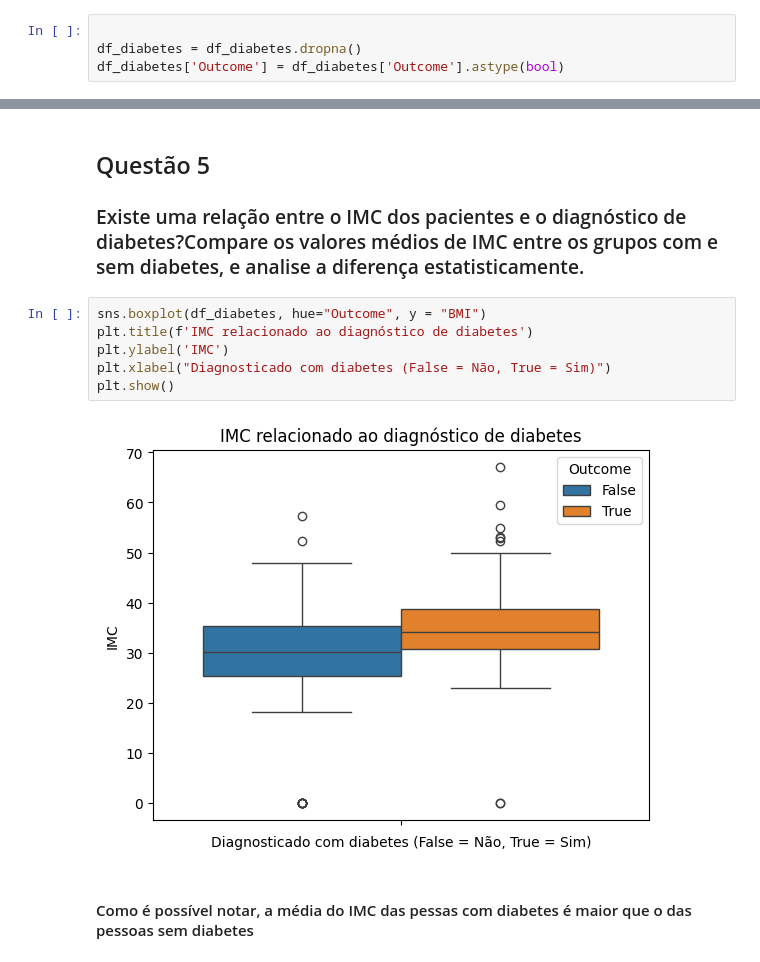
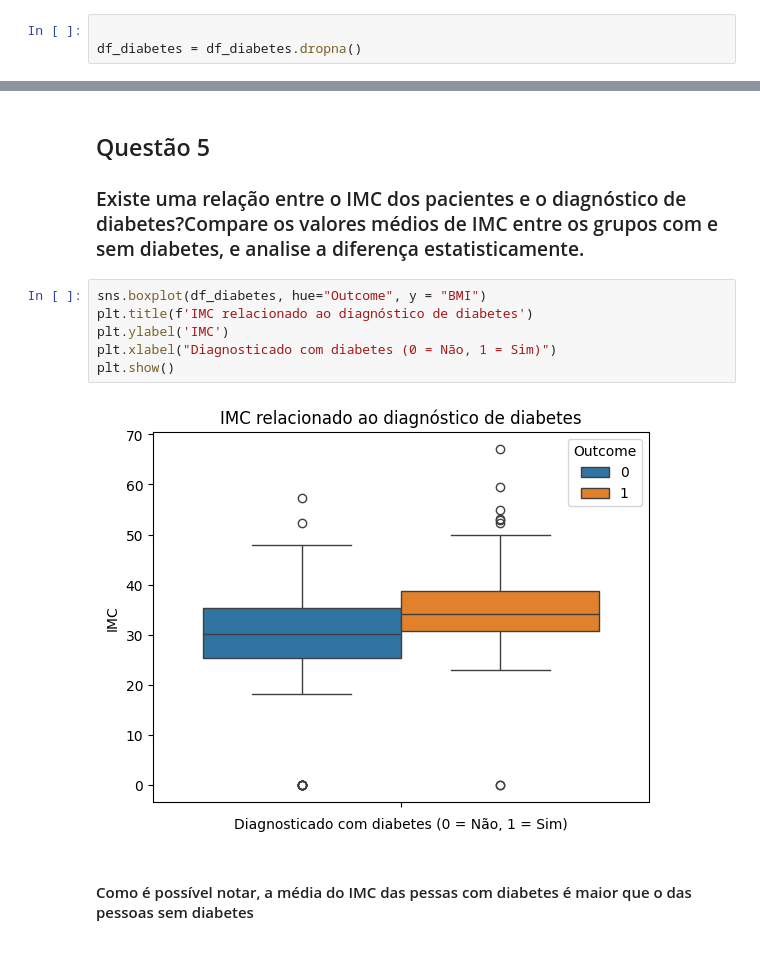
Before and after one commit to lucasdbr05/cis_ieee, a Jupyter notebook: main.ipynb, the cells around one changed output, grey strips where cells are left out. Cells and saved outputs as stored; diff of their text form.

```diff
--- a/main.ipynb
+++ b/main.ipynb
@@ -49,7 +56,6 @@ memory usage: 54.1 KB
 # %%
 
 df_diabetes = df_diabetes.dropna()
-df_diabetes['Outcome'] = df_diabetes['Outcome'].astype(bool)
 # %% [markdown]
 ## Questão 2
 ### Como as principais variáveis (Glucose, BloodPressure, BMI, etc.) estão distribuídas? Utilize histogramas e boxplots para representar visualmente essas distribuições e analise as características de cada uma
@@ -164,11 +170,11 @@ plt.show()
 # %%
 sns.boxplot(df_diabetes, hue="Outcome", y = "BMI")
 plt.title(f'IMC relacionado ao diagnóstico de diabetes')
 plt.ylabel('IMC')
-plt.xlabel("Diagnosticado com diabetes (False = Não, True = Sim)")
+plt.xlabel("Diagnosticado com diabetes (0 = Não, 1 = Sim)")
 plt.show()
 # %% [output]
-[figure, old version]
+[figure, new version]
 # %% [markdown]
 #### Como é possível notar, a média do IMC das pessas com diabetes é maior que o das pessoas sem diabetes
 # %% [markdown]
```
Also changed, not shown: parts of 19 cells of this notebook.
